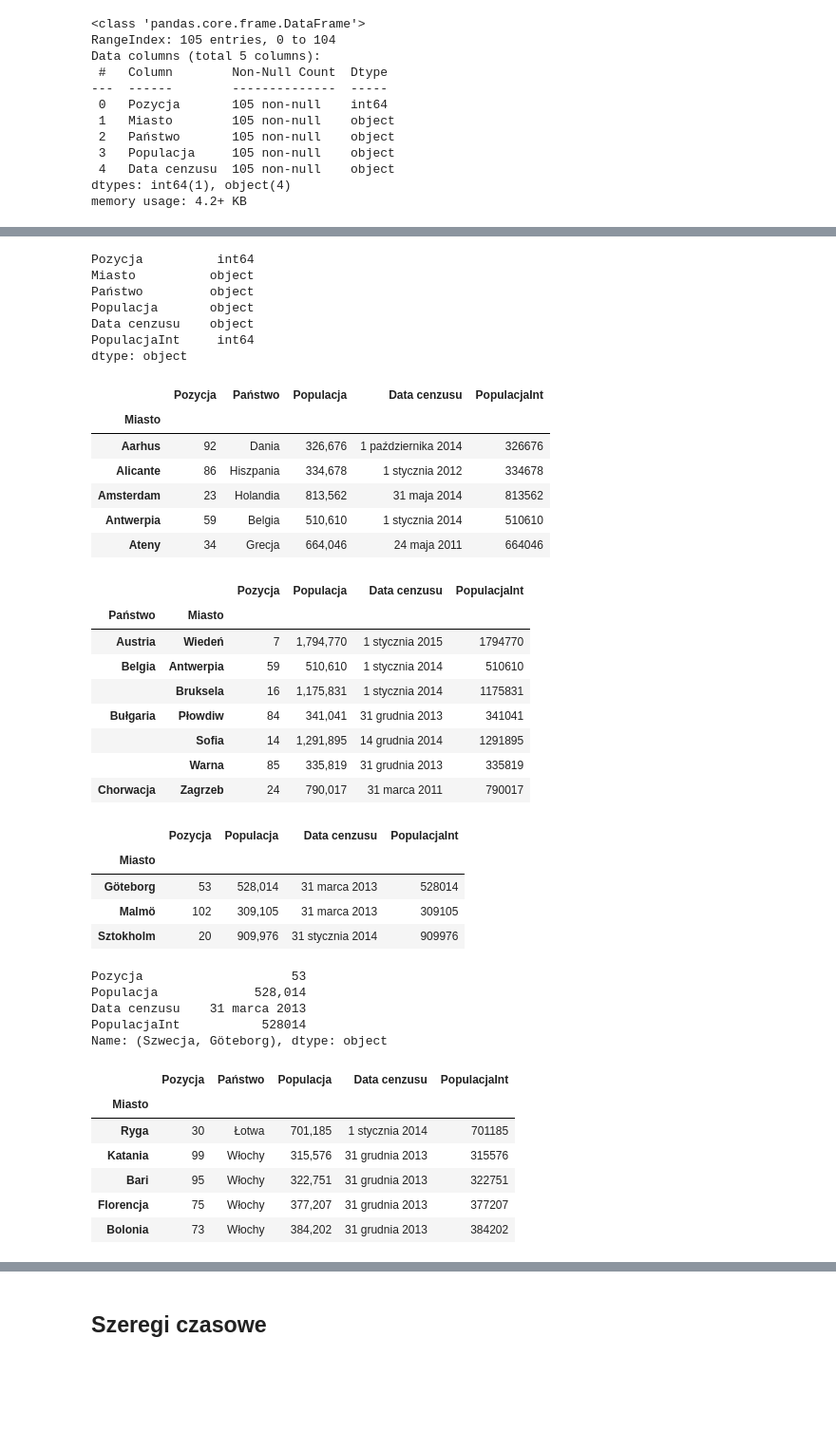
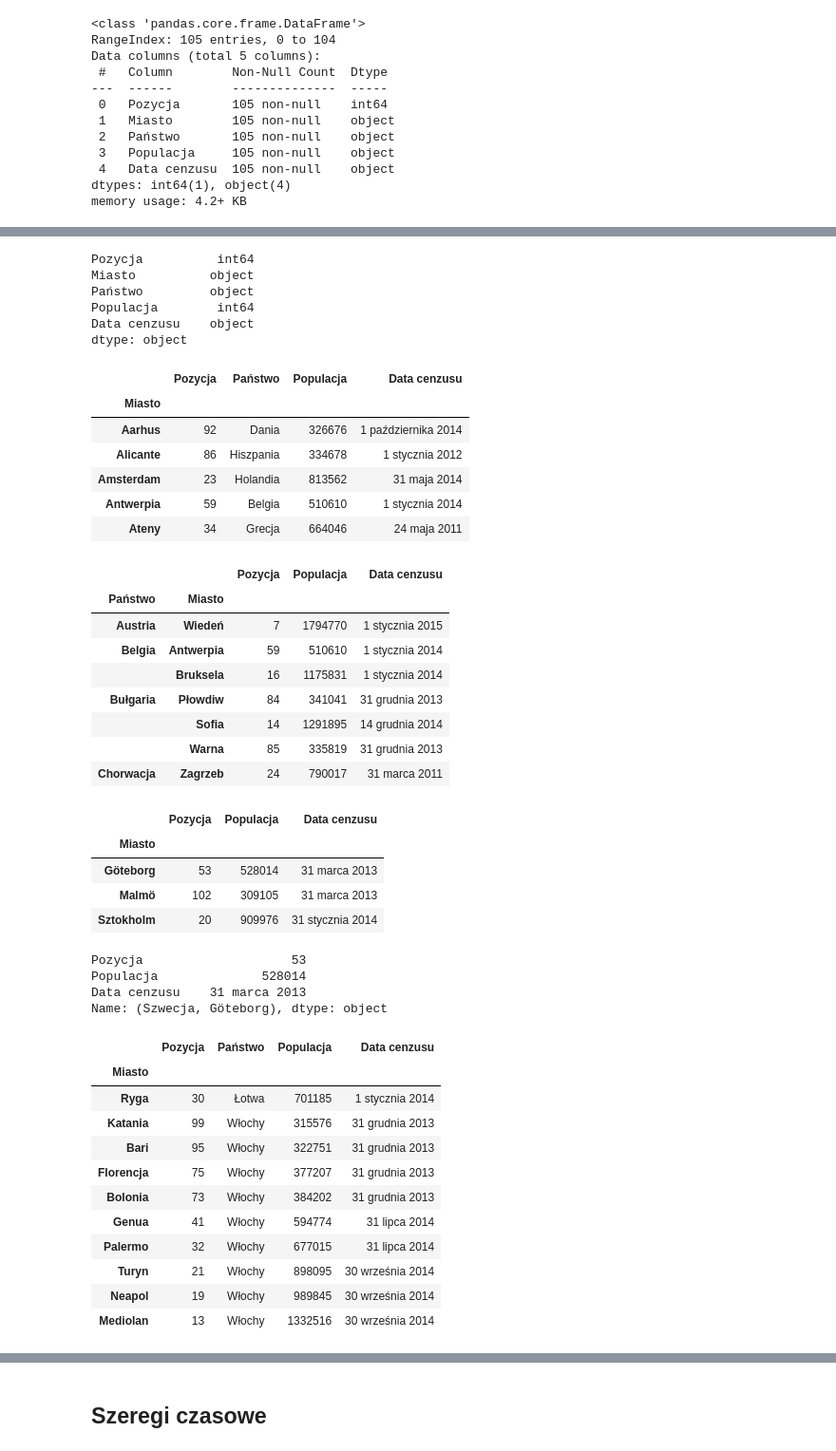
Before and after one commit to antonimarczuk123/Numerical-Python, a Jupyter notebook: Numerical-Python/src-jupyter/r12-Pandas.ipynb, the cells around one changed output, grey strips where cells are left out. Shown at 95% size. Saved outputs shown, nothing was run; the diff lists cells and outputs as text; code cells hidden in the pictures; blank space fills up the shorter version.

```diff
--- a/Numerical-Python/src-jupyter/r12-Pandas.ipynb
+++ b/Numerical-Python/src-jupyter/r12-Pandas.ipynb
@@ -277,6 +203,3 @@ df_pop.head()
-# %%
-df_pop = pd.read_csv("../Dane/r12/miasta_Europy.csv",
-            delimiter=",", encoding="utf-8", header=0)
 # %%
 df_pop.info()
 # %% [output]
@@ -304,5 +218,5 @@ df_pop.head()
 # %%
-df_pop["PopulacjaInt"] = \
+df_pop["Populacja"] = \
     df_pop.Populacja.apply(lambda x: int(x.replace(",", "")))
 df_pop.head()
 # %% [output]
@@ -333,60 +242,63 @@ df_pop.dtypes
 Pozycja          int64
 Miasto          object
 Państwo         object
-Populacja       object
+Populacja        int64
 Data cenzusu    object
-PopulacjaInt     int64
 dtype: object
 # %%
 df_pop2 = df_pop.set_index("Miasto")
 df_pop2 = df_pop2.sort_index()
 df_pop2.head()
 # %% [output]
-|  | Pozycja | Państwo | Populacja | Data cenzusu | PopulacjaInt |
-| Miasto |  |  |  |  |  |
-| Aarhus | 92 | Dania | 326,676 | 1 października 2014 | 326676 |
-| Alicante | 86 | Hiszpania | 334,678 | 1 stycznia 2012 | 334678 |
-| Amsterdam | 23 | Holandia | 813,562 | 31 maja 2014 | 813562 |
-| Antwerpia | 59 | Belgia | 510,610 | 1 stycznia 2014 | 510610 |
-| Ateny | 34 | Grecja | 664,046 | 24 maja 2011 | 664046 |
+|  | Pozycja | Państwo | Populacja | Data cenzusu |
+| Miasto |  |  |  |  |
+| Aarhus | 92 | Dania | 326676 | 1 października 2014 |
+| Alicante | 86 | Hiszpania | 334678 | 1 stycznia 2012 |
+| Amsterdam | 23 | Holandia | 813562 | 31 maja 2014 |
+| Antwerpia | 59 | Belgia | 510610 | 1 stycznia 2014 |
+| Ateny | 34 | Grecja | 664046 | 24 maja 2011 |
 # %%
 df_pop3 = df_pop.set_index(["Państwo", "Miasto"]).sort_index(level=0)
 df_pop3.head(7)
 # %% [output]
-|  |  | Pozycja | Populacja | Data cenzusu | PopulacjaInt |
-| Państwo | Miasto |  |  |  |  |
-| Austria | Wiedeń | 7 | 1,794,770 | 1 stycznia 2015 | 1794770 |
-| Belgia | Antwerpia | 59 | 510,610 | 1 stycznia 2014 | 510610 |
-|  | Bruksela | 16 | 1,175,831 | 1 stycznia 2014 | 1175831 |
-| Bułgaria | Płowdiw | 84 | 341,041 | 31 grudnia 2013 | 341041 |
-|  | Sofia | 14 | 1,291,895 | 14 grudnia 2014 | 1291895 |
-|  | Warna | 85 | 335,819 | 31 grudnia 2013 | 335819 |
-| Chorwacja | Zagrzeb | 24 | 790,017 | 31 marca 2011 | 790017 |
+|  |  | Pozycja | Populacja | Data cenzusu |
+| Państwo | Miasto |  |  |  |
+| Austria | Wiedeń | 7 | 1794770 | 1 stycznia 2015 |
+| Belgia | Antwerpia | 59 | 510610 | 1 stycznia 2014 |
+|  | Bruksela | 16 | 1175831 | 1 stycznia 2014 |
+| Bułgaria | Płowdiw | 84 | 341041 | 31 grudnia 2013 |
+|  | Sofia | 14 | 1291895 | 14 grudnia 2014 |
+|  | Warna | 85 | 335819 | 31 grudnia 2013 |
+| Chorwacja | Zagrzeb | 24 | 790017 | 31 marca 2011 |
 # %%
 df_pop3.loc["Szwecja"]
 # %% [output]
-|  | Pozycja | Populacja | Data cenzusu | PopulacjaInt |
-| Miasto |  |  |  |  |
-| Göteborg | 53 | 528,014 | 31 marca 2013 | 528014 |
-| Malmö | 102 | 309,105 | 31 marca 2013 | 309105 |
-| Sztokholm | 20 | 909,976 | 31 stycznia 2014 | 909976 |
+|  | Pozycja | Populacja | Data cenzusu |
+| Miasto |  |  |  |
+| Göteborg | 53 | 528014 | 31 marca 2013 |
+| Malmö | 102 | 309105 | 31 marca 2013 |
+| Sztokholm | 20 | 909976 | 31 stycznia 2014 |
 # %%
 df_pop3.loc[("Szwecja", "Göteborg")]
 # %% [output]
 Pozycja                    53
-Populacja             528,014
+Populacja              528014
 Data cenzusu    31 marca 2013
-PopulacjaInt           528014
 Name: (Szwecja, Göteborg), dtype: object
 # %%
-df_pop.set_index("Miasto").sort_values(["Państwo", "PopulacjaInt"], ascending=[False, True]).head()
+df_pop.set_index("Miasto").sort_values(["Państwo", "Populacja"], ascending=[False, True]).head(10)
 # %% [output]
-|  | Pozycja | Państwo | Populacja | Data cenzusu | PopulacjaInt |
-| Miasto |  |  |  |  |  |
-| Ryga | 30 | Łotwa | 701,185 | 1 stycznia 2014 | 701185 |
-| Katania | 99 | Włochy | 315,576 | 31 grudnia 2013 | 315576 |
-| Bari | 95 | Włochy | 322,751 | 31 grudnia 2013 | 322751 |
-| Florencja | 75 | Włochy | 377,207 | 31 grudnia 2013 | 377207 |
-| Bolonia | 73 | Włochy | 384,202 | 31 grudnia 2013 | 384202 |
+|  | Pozycja | Państwo | Populacja | Data cenzusu |
+| Miasto |  |  |  |  |
+| Ryga | 30 | Łotwa | 701185 | 1 stycznia 2014 |
+| Katania | 99 | Włochy | 315576 | 31 grudnia 2013 |
+| Bari | 95 | Włochy | 322751 | 31 grudnia 2013 |
+| Florencja | 75 | Włochy | 377207 | 31 grudnia 2013 |
+| Bolonia | 73 | Włochy | 384202 | 31 grudnia 2013 |
+| Genua | 41 | Włochy | 594774 | 31 lipca 2014 |
+| Palermo | 32 | Włochy | 677015 | 31 lipca 2014 |
+| Turyn | 21 | Włochy | 898095 | 30 września 2014 |
+| Neapol | 19 | Włochy | 989845 | 30 września 2014 |
+| Mediolan | 13 | Włochy | 1332516 | 30 września 2014 |
 # %%
 city_counts = df_pop.Państwo.value_counts()
```
Also changed, not shown: parts of 134 cells of this notebook, 1 other file.
